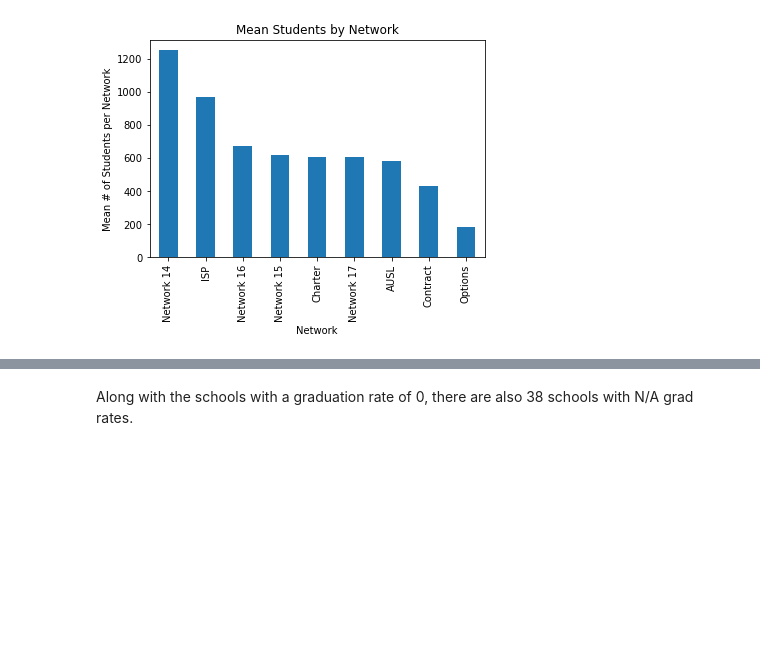
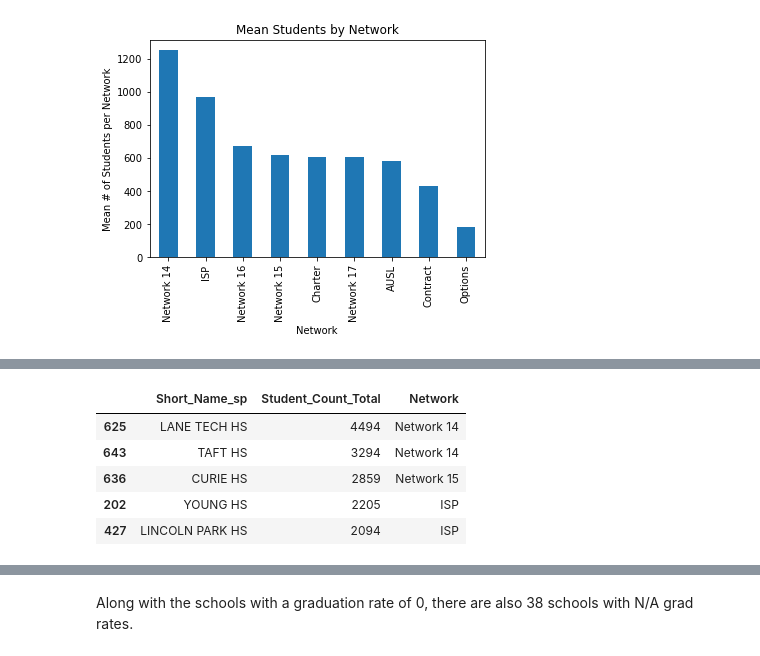
Before and after one commit to j-max/CPS_GradRate_Analysis, a Jupyter notebook: notebooks/eda/eda.ipynb, the cells around one changed output, grey strips where cells are left out. Cells and saved outputs as stored; diff of their text form; code cells hidden in the pictures; blank space fills up the shorter version.

```diff
--- a/notebooks/eda/eda.ipynb
+++ b/notebooks/eda/eda.ipynb
@@ -172,3 +193,13 @@ Text(0, 0.5, 'Mean # of Students per Network')
+# %%
+sy_1819_hs[sy_1819_hs['Student_Count_Total'] > 2000]\
+        [['Short_Name_sp', 'Student_Count_Total', 'Network']].sort_values('Student_Count_Total', ascending=False)
+# %% [output]
+|  | Short_Name_sp | Student_Count_Total | Network |
+| 625 | LANE TECH HS | 4494 | Network 14 |
+| 643 | TAFT HS | 3294 | Network 14 |
+| 636 | CURIE HS | 2859 | Network 15 |
+| 202 | YOUNG HS | 2205 | ISP |
+| 427 | LINCOLN PARK HS | 2094 | ISP |
 # %%
 sy_1819_hs[sy_1819_hs['Graduation_Rate_School']==0]
 # %% [output]
```
Also changed, not shown: parts of 5 cells of this notebook, 3 other files.
